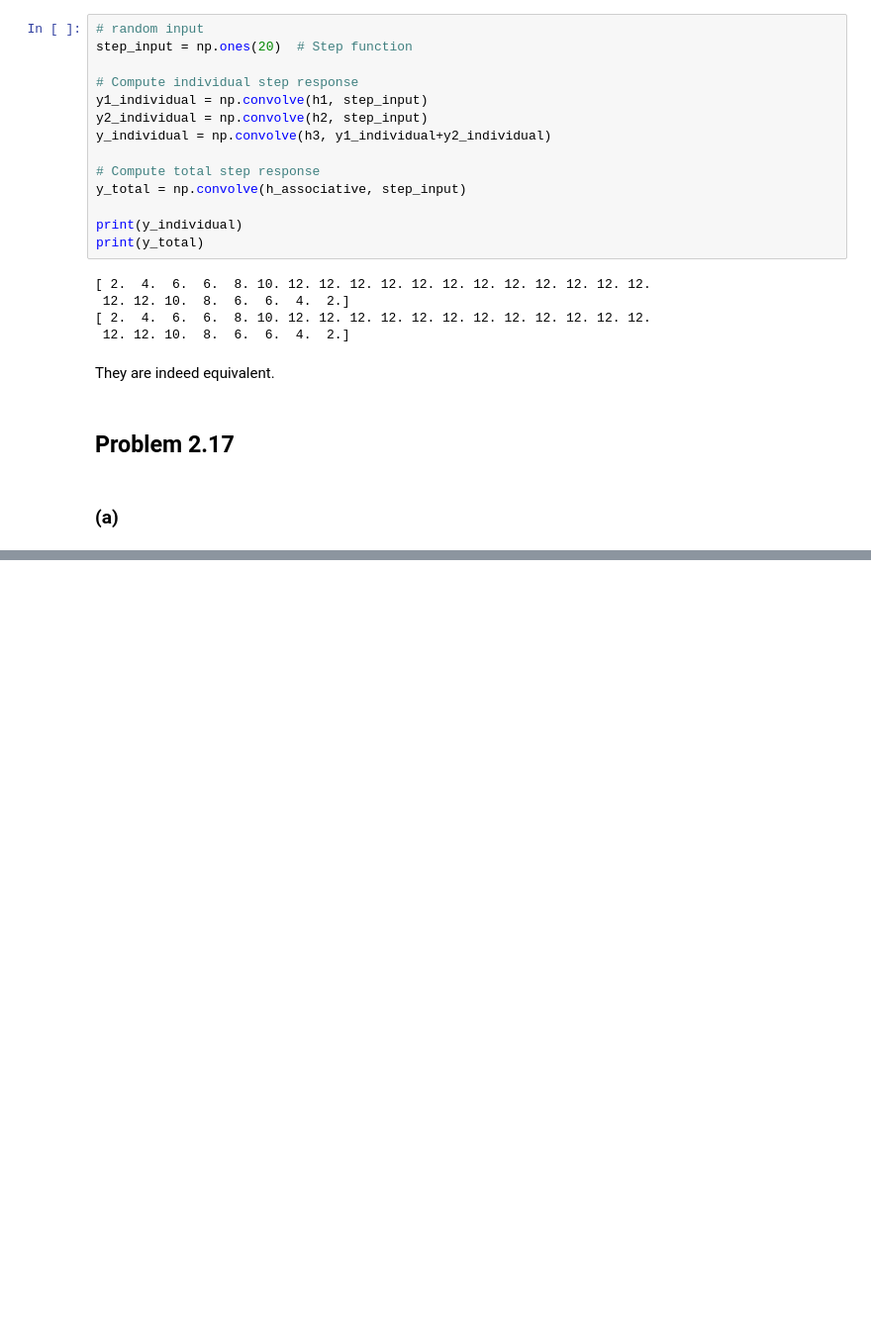
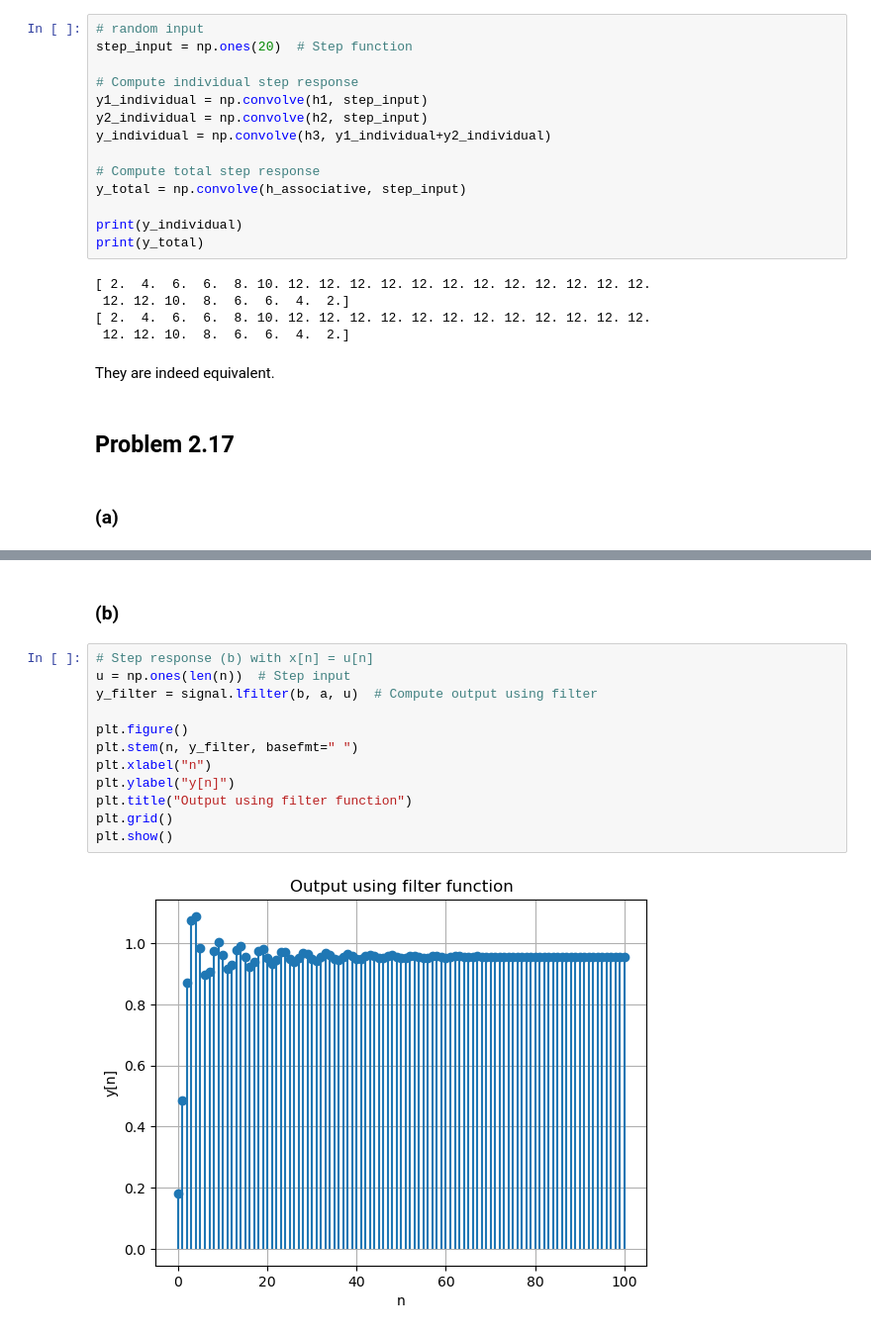
Before and after one commit to Khanrik/UniFolder, a Jupyter notebook: 4. Semester/Diskret-tids signalbehandling/TØ/Uge 3/Uge 3.ipynb, the cells around one changed output, grey strips where cells are left out. Shown: that part at 99% size. Cells and saved outputs as stored; diff of their text form; blank space fills up the shorter version.

```diff
--- a/4. Semester/Diskret-tids signalbehandling/TØ/Uge 3/Uge 3.ipynb
+++ b/4. Semester/Diskret-tids signalbehandling/TØ/Uge 3/Uge 3.ipynb
@@ -46,0 +68,16 @@ They are indeed equivalent.
+# %% [markdown]
+### (b)
+# %%
+# Step response (b) with x[n] = u[n]
+u = np.ones(len(n))  # Step input
+y_filter = signal.lfilter(b, a, u)  # Compute output using filter
+
+plt.figure()
+plt.stem(n, y_filter, basefmt=" ")
+plt.xlabel("n")
+plt.ylabel("y[n]")
+plt.title("Output using filter function")
+plt.grid()
+plt.show()
+# %% [output]
+[figure, added]
```
Also changed, not shown: parts of 16 cells of this notebook, 5 other files.
